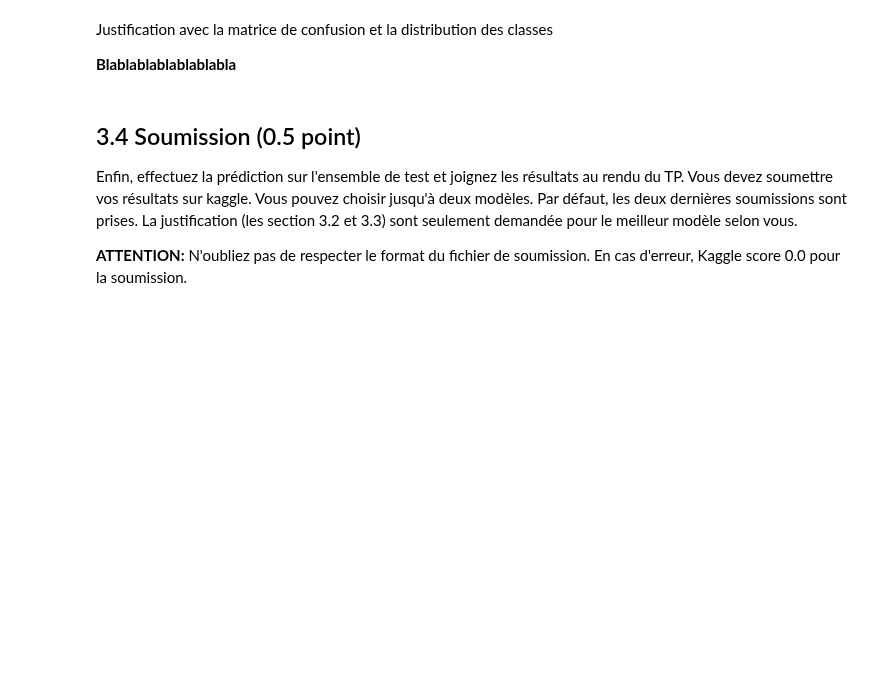
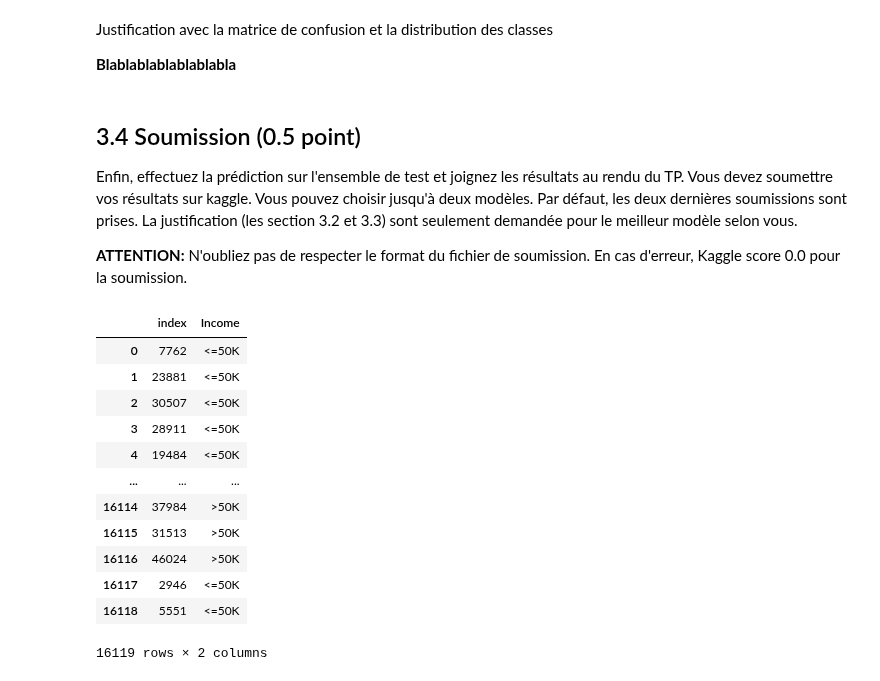
Before and after one commit to lguertin/INF8215, a Jupyter notebook: TP3/TP3_INF8215.ipynb, the cells around one changed output. Saved outputs shown, nothing was run; the diff lists cells and outputs as text; code cells hidden in the pictures; blank space fills up the shorter version.

Commit message:
Part 3.3 in progress: choose model

```diff
--- a/TP3/TP3_INF8215.ipynb
+++ b/TP3/TP3_INF8215.ipynb
@@ -992,9 +1051,11 @@ La matrice de confusion A est telle que $A_{i,j}$ correspond au nombre d'exemple
 Entrainez le modèle sélectionné sur la totalité de l'ensemble d'entraînement.
 A l'aide de la matrice de confusion et de la distribution des classes, analysez plus en détail les performances du modèle choisi et **justifiez** les.
 # %%
+# SoftmaxClassifier(),
+# MLPClassifier(alpha=1, max_iter=1000),
+
 # Train selected model
-
-selected_model =
+selected_model = SoftmaxClassifier()
 y_pred = selected_model.fit_predict(X_train_preprocess,y_train_label)
 # %% [markdown]
 ###### Matrice de confusion
@@ -1018,10 +1109,30 @@ Enfin, effectuez la prédiction sur l'ensemble de test et joignez les résultats
 
 **ATTENTION:** N'oubliez pas de respecter le format du fichier de soumission. En cas d'erreur, Kaggle score 0.0 pour la soumission.
 # %%
-# best_model_1 =
-# pred_test = pd.Series(best_model_1.transform(X_test_preprocess))
-# pred_test.to_csv("test_prediction_1.csv",index = False)
+best_model_1 = selected_model
+
+pred_test = pd.DataFrame(columns=['index', 'Income'])
+
+pred_test['index'] = X_test['index']
+pred_test['Income'] = pd.Series(target_label.inverse_transform(best_model_1.predict(X_test_preprocess)))
+
+pred_test.to_csv("test_prediction_1.csv",index = False)
+pred_test
 
 # best_model_2 =
 # pred_test = pd.Series(best_model_2.transform(X_test_preprocess))
 # pred_test.to_csv("test_prediction_2.csv",index = False)
+# %% [output]
+|  | index | Income |
+| 0 | 7762 | <=50K |
+| 1 | 23881 | <=50K |
+| 2 | 30507 | <=50K |
+| 3 | 28911 | <=50K |
+| 4 | 19484 | <=50K |
+| ... | ... | ... |
+| 16114 | 37984 | >50K |
+| 16115 | 31513 | >50K |
+| 16116 | 46024 | >50K |
+| 16117 | 2946 | <=50K |
+| 16118 | 5551 | <=50K |
+16119 rows × 2 columns
```
Also changed, not shown: parts of 14 cells of this notebook.
